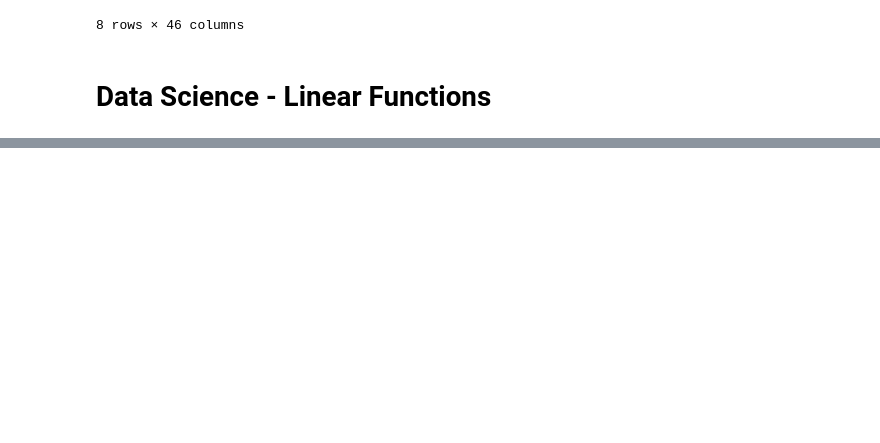
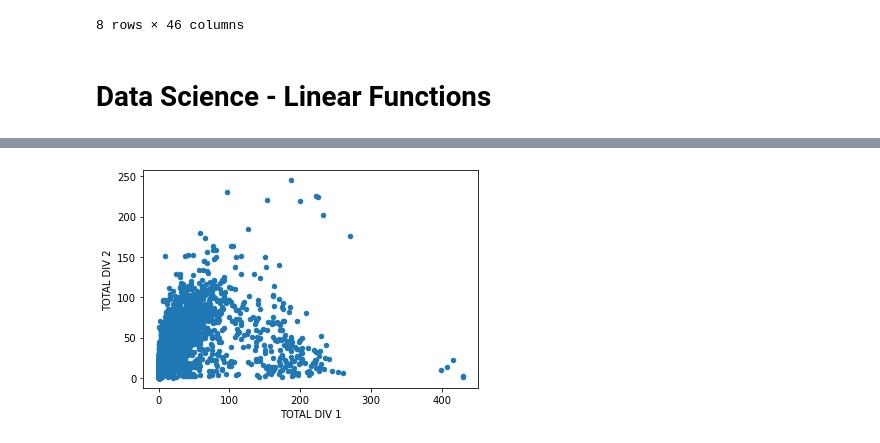
Before and after one commit to muwongelawrence-tech/demo_Analysis, a Jupyter notebook: demo notebook.ipynb, the cells around one changed output, grey strips where cells are left out. Drawn from its saved outputs; the diff is of its cells as text; code cells hidden in the pictures; blank space fills up the shorter version.

```diff
--- a/demo notebook.ipynb
+++ b/demo notebook.ipynb
@@ -195,0 +312,5 @@ plt.show()
+# %%
+health_data.plot(x ='TOTAL DIV 1', y='TOTAL DIV 2', kind='scatter')
+plt.show()
+# %% [output]
+[figure, added]
```
Also changed, not shown: parts of 22 cells of this notebook.
